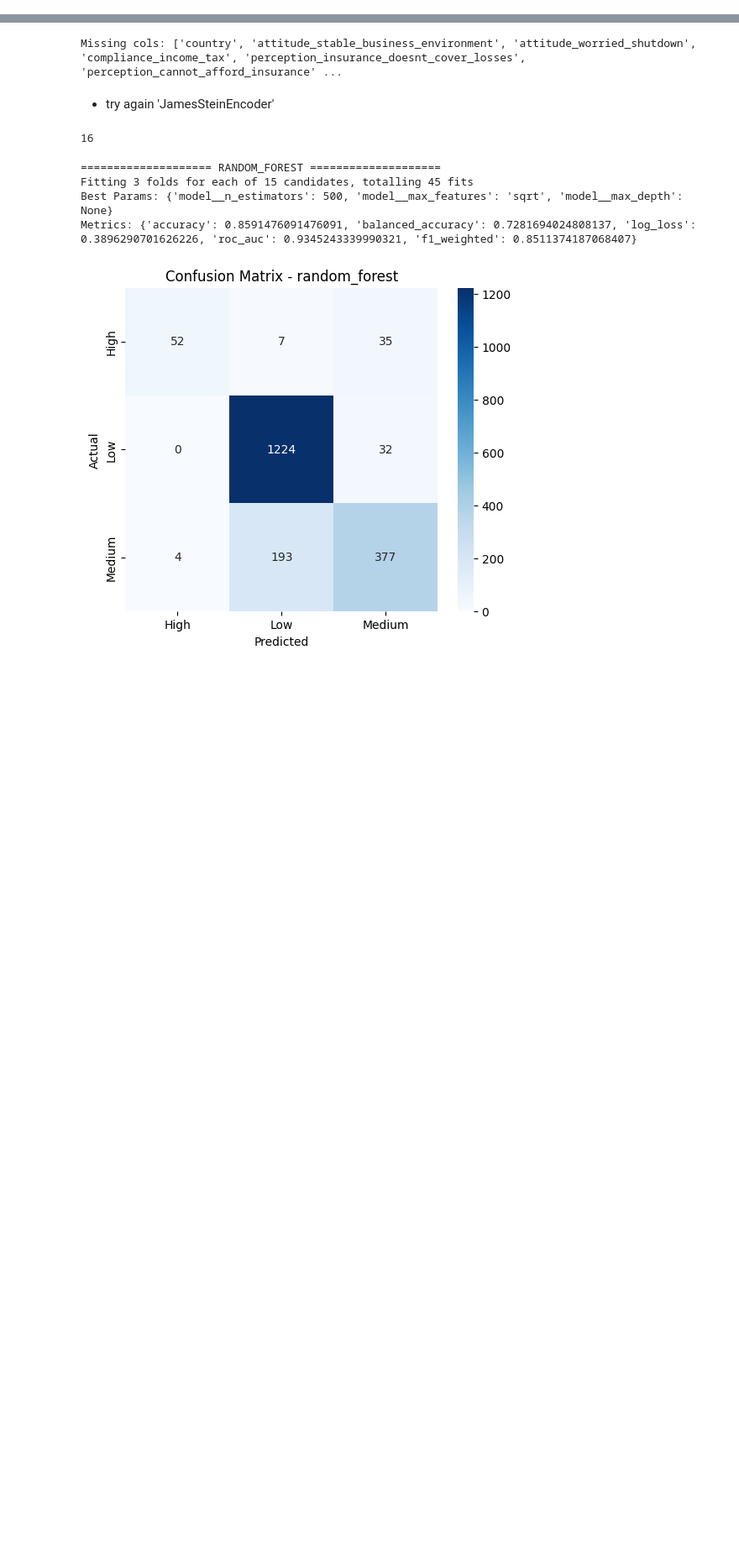
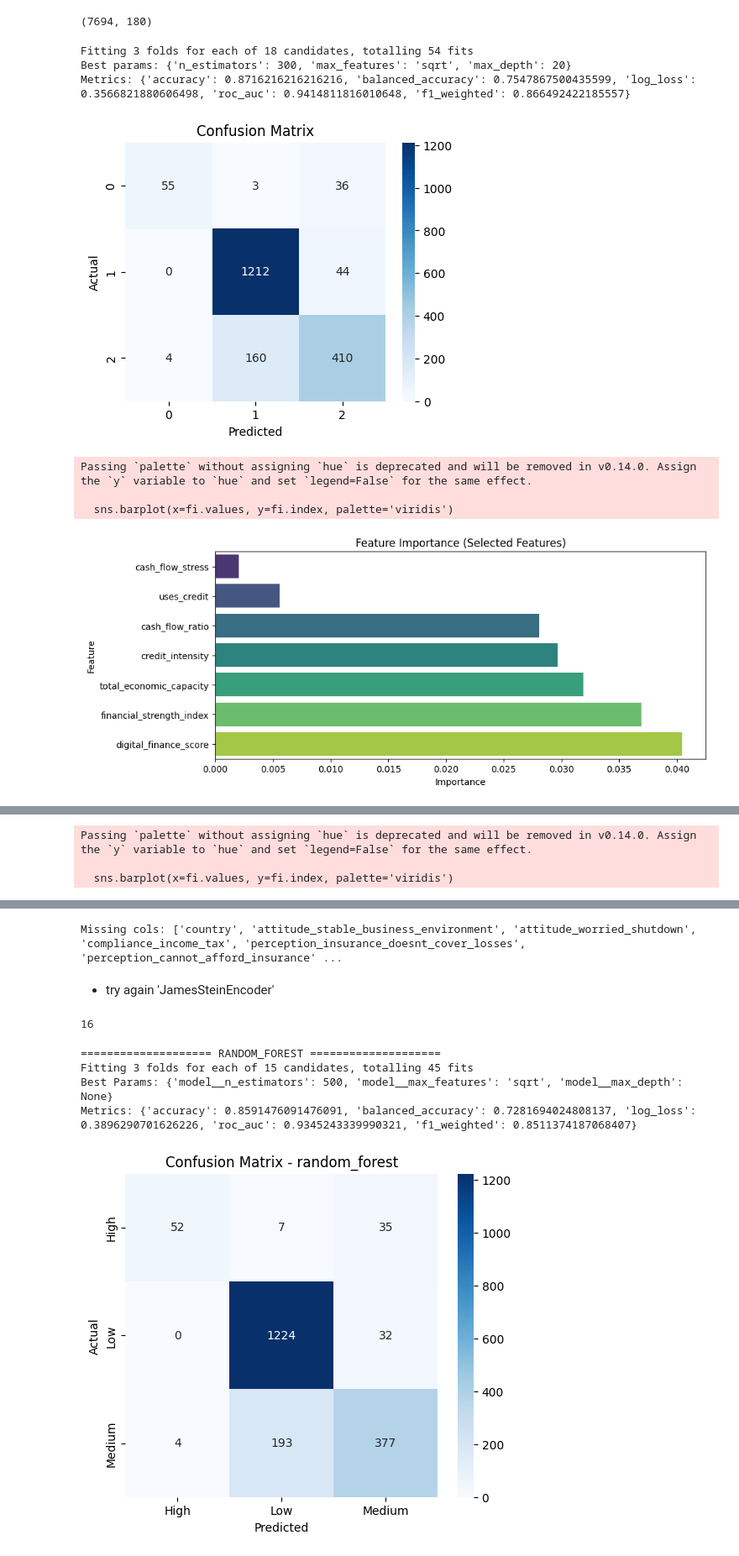
Before and after one commit to ismailSadouki/asri-homework, a Jupyter notebook: notebooks/tree_models.ipynb, the cells around one changed output, grey strips where cells are left out. Shown at 84% size. Drawn from its saved outputs; the diff is of its cells as text; code cells hidden in the pictures; blank space fills up the shorter version.

```diff
--- a/notebooks/tree_models.ipynb
+++ b/notebooks/tree_models.ipynb
@@ -52,0 +72,4 @@ num_cols = X_train.select_dtypes(include=['int64', 'float64']).columns.tolist()
+# %%
+X_train_proc.shape
+# %% [output]
+(7694, 180)
@@ -52,0 +184,40 @@ num_cols = X_train.select_dtypes(include=['int64', 'float64']).columns.tolist()
+# %%
+
+
+
+selected_features = [
+        'cash_flow_stress', 'uses_credit', 'digital_finance_score',
+        'credit_intensity', 'financial_strength_index',
+        'total_economic_capacity', 'cash_flow_ratio'
+    ]
+# =======================================
+# Random Forest
+# =======================================
+rf = RandomForestClassifier(random_state=42, class_weight='balanced', n_jobs=-1)
+rf_params = {
+    'n_estimators': [100, 200, 300],
+    'max_depth': [None, 10, 20],
+    'max_features': ['sqrt', 'log2']
+}
+
+
+# =======================================
+# LightGBM
+# =======================================
+lgbm = LGBMClassifier(random_state=42, class_weight='balanced', n_jobs=-1)
+lgbm_params = {
+    'n_estimators': [100, 300],         # fewer options
+    'num_leaves': [31, 50],             # smaller set
+    'learning_rate': [0.1, 0.2],        # reasonable rates
+    'subsample': [0.8],                 # one choice
+    'colsample_bytree': [0.8]           # one choice
+}
+# %% [output]
+Fitting 3 folds for each of 18 candidates, totalling 54 fits
+Best params: {'n_estimators': 300, 'max_features': 'sqrt', 'max_depth': 20}
+Metrics: {'accuracy': 0.8716216216216216, 'balanced_accuracy': 0.7547867500435599, 'log_loss': 0.3566821880606498, 'roc_auc': 0.9414811816010648, 'f1_weighted': 0.866492422185557}
+[figure, added]
+Passing `palette` without assigning `hue` is deprecated and will be removed in v0.14.0. Assign the `y` variable to `hue` and set `legend=False` for the same effect.
+
+  sns.barplot(x=fi.values, y=fi.index, palette='viridis')
+[figure, added]
@@ -52,0 +242,3 @@ num_cols = X_train.select_dtypes(include=['int64', 'float64']).columns.tolist()
+Passing `palette` without assigning `hue` is deprecated and will be removed in v0.14.0. Assign the `y` variable to `hue` and set `legend=False` for the same effect.
+
+  sns.barplot(x=fi.values, y=fi.index, palette='viridis')
```
Also changed, not shown: parts of 15 cells of this notebook, 4 other files.
